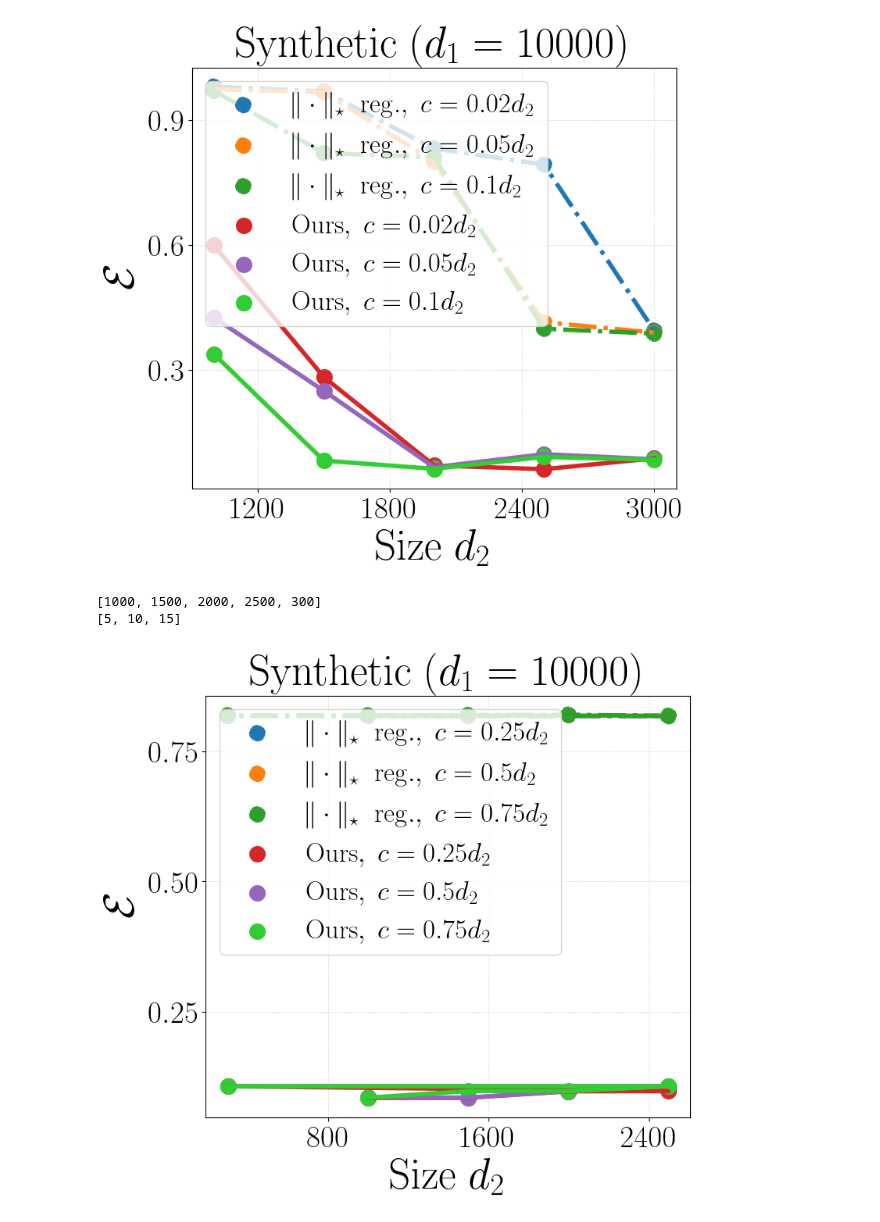
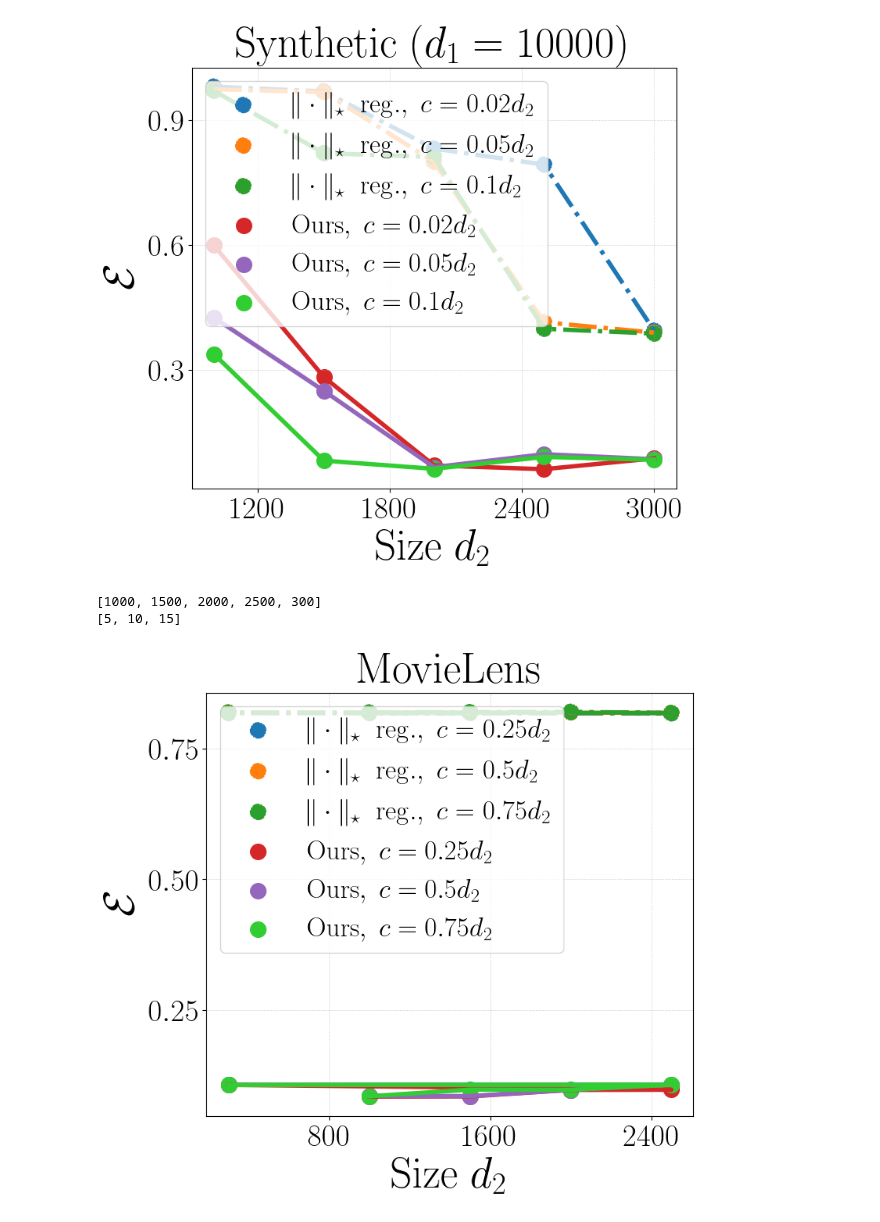
Before and after one commit to VirtuosoResearch/Matrix-completion-from-ultrasparse-samples, a Jupyter notebook: plots/sample_comp.ipynb, the cells around one changed output. Cells and saved outputs as stored; diff of their text form; code cells hidden in the pictures.

```diff
--- a/plots/sample_comp.ipynb
+++ b/plots/sample_comp.ipynb
@@ -106,7 +106,7 @@ file = '../results/results_data/r_sample_complexity_syn_10000_1000_r30_p1e-02.pt
 #privacy_tradeoff_results = torch.load(privacy_tradeoff_file)
 results = torch.load(file)
 # observed entries
-title = r'$\mathrm{Synthetic}~(d_1 = 10000)$'
+title = r'$\mathrm{MovieLens}$'
 #X = np.array([1000, 2000, 6000, 10000, 20000, 50000])
 X = results['d2_list']
 r_list = results['r_list']
@@ -158,31 +158,31 @@ plt.scatter(X, err_mean[2], s=200, color='limegreen', label=r"$\mathrm{Ours},~c=
 #plt.title(title, fontsize=40, y=1.4)
 plt.title(title, fontsize=40)
 #plt.legend(fontsize=20, loc='center left',bbox_to_anchor=(1, 0.5), ncol=1)
 plt.legend(fontsize=25, loc='upper left', ncol=1)
 
 plt.xlabel(r"$\mathrm{Size}~d_2$", fontsize=40)
 plt.ylabel(r"$\mathcal{E}$", fontsize=40)
 
 plt.xticks(fontsize=28)
 plt.yticks(fontsize=28)
 #plt.yscale("log", base=10)
 #plt.ylim(,1.1)
 #plt.ticklabel_format(style='sci', axis='x', scilimits=(4, 4))
 #plt.gca().xaxis.get_offset_text().set_fontsize(40)
 
 plt.gca().xaxis.set_major_locator(MaxNLocator(4))
 plt.gca().yaxis.set_major_locator(MaxNLocator(4))
 plt.grid(lw=0.5, ls=":")
 #acc_str = f"best train acc: {np.array(train_acc).max():.4f}\nvalid acc: {val_acc[-1]:.4f}\nbest valid acc: {np.array(val_acc).max():.4f}\ngrokking gap: {val_converge-train_converge}"
 # plt.annotate(acc_str, xy=(0.2, 0.5), xycoords='axes fraction', fontsize=12, color='purple', ha='center')
 # add the annotation text to the overleaf file
 #plt.tight_layout()
 plot_name = f"./plots/r_sample_complexity_err.pdf"
 plt.savefig(plot_name, bbox_inches='tight', format="pdf", dpi=1200)
 
 plt.show()
 plt.close()
 # %% [output]
 [1000, 1500, 2000, 2500, 300]
 [5, 10, 15]
-[figure, old version]
+[figure, new version]
```
Also changed, not shown: 3 other files.
